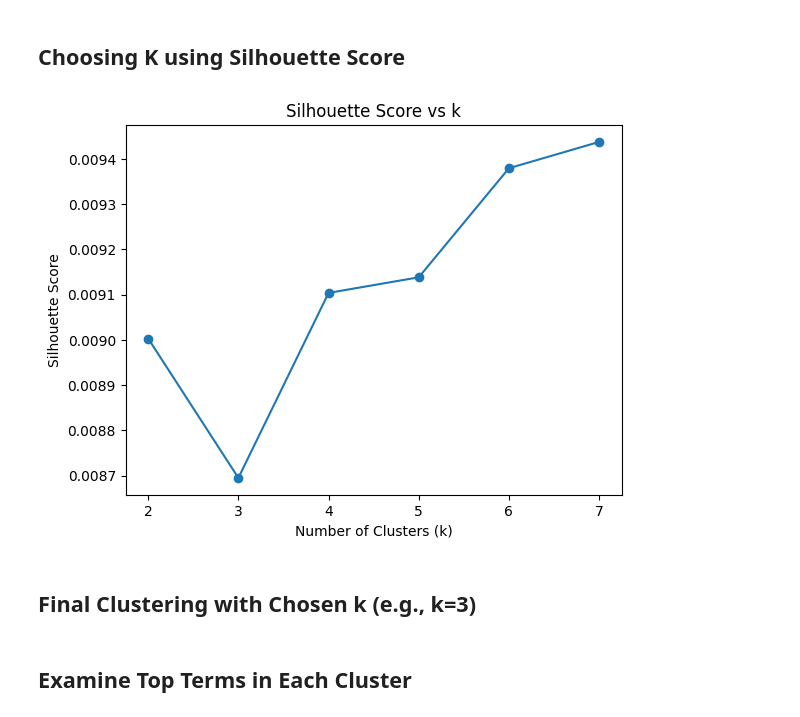
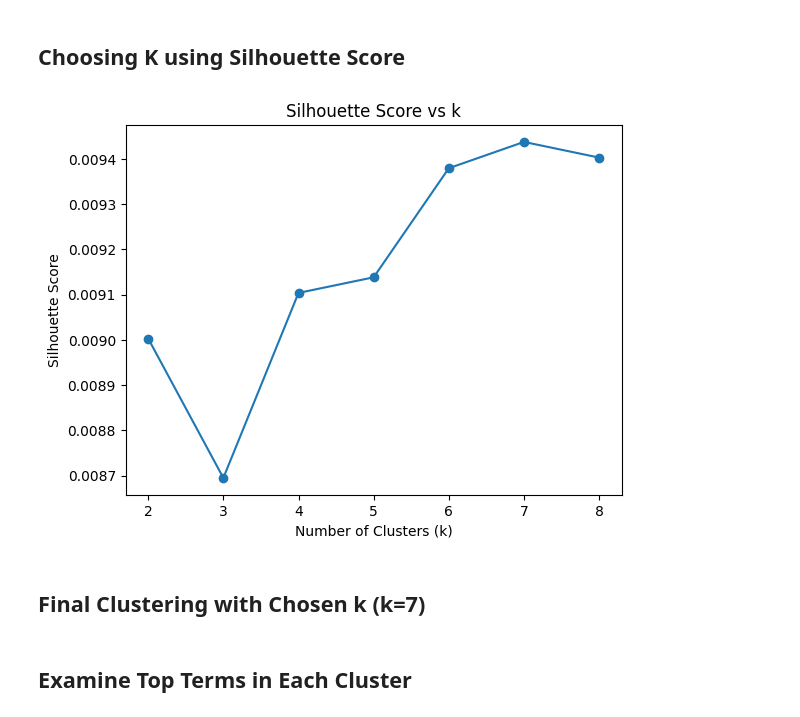
Before and after one commit to msahib1/INST414, a Jupyter notebook: Module 4/Module4.ipynb, the cells around one changed output. Saved outputs shown, nothing was run; the diff lists cells and outputs as text; code cells hidden in the pictures.

```diff
--- a/Module 4/Module4.ipynb
+++ b/Module 4/Module4.ipynb
@@ -31,20 +30,20 @@ X = vectorizer.fit_transform(df['cleaned'])
 ## Choosing K using Silhouette Score
 # %%
 scores = []
-K_range = range(2, 8)
+K_range = range(2, 9)
 for k in K_range:
     kmeans = KMeans(n_clusters=k, random_state=42)
     preds = kmeans.fit_predict(X)
     score = silhouette_score(X, preds)
     scores.append(score)
 
 plt.plot(K_range, scores, marker='o')
 plt.xlabel('Number of Clusters (k)')
 plt.ylabel('Silhouette Score')
 plt.title('Silhouette Score vs k')
 plt.show()
 # %% [output]
-[figure, old version]
+[figure, new version]
 # %% [markdown]
-## Final Clustering with Chosen k (e.g., k=3)
+## Final Clustering with Chosen k (k=7)
 # %%
```
Also changed, not shown: parts of 3 cells of this notebook.
